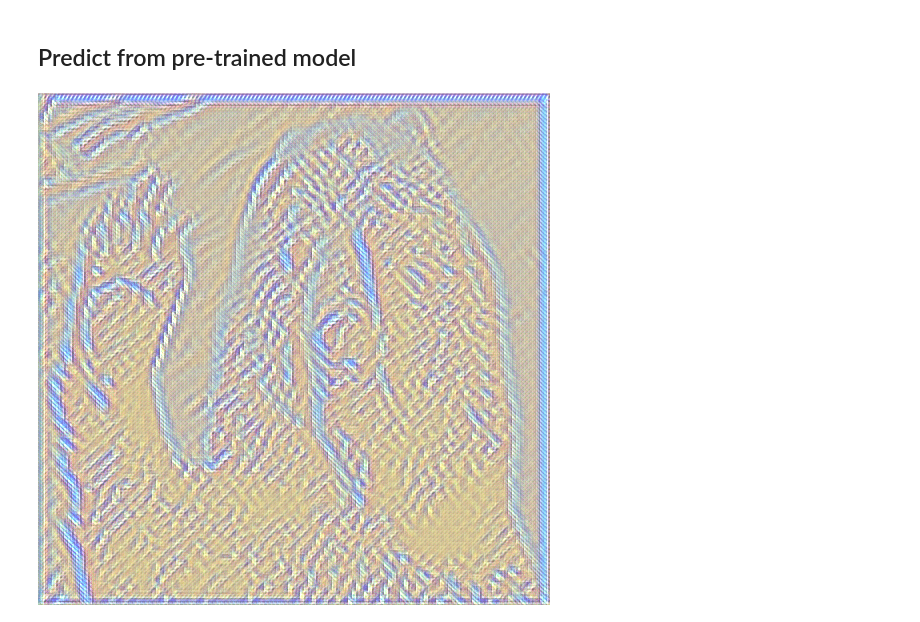
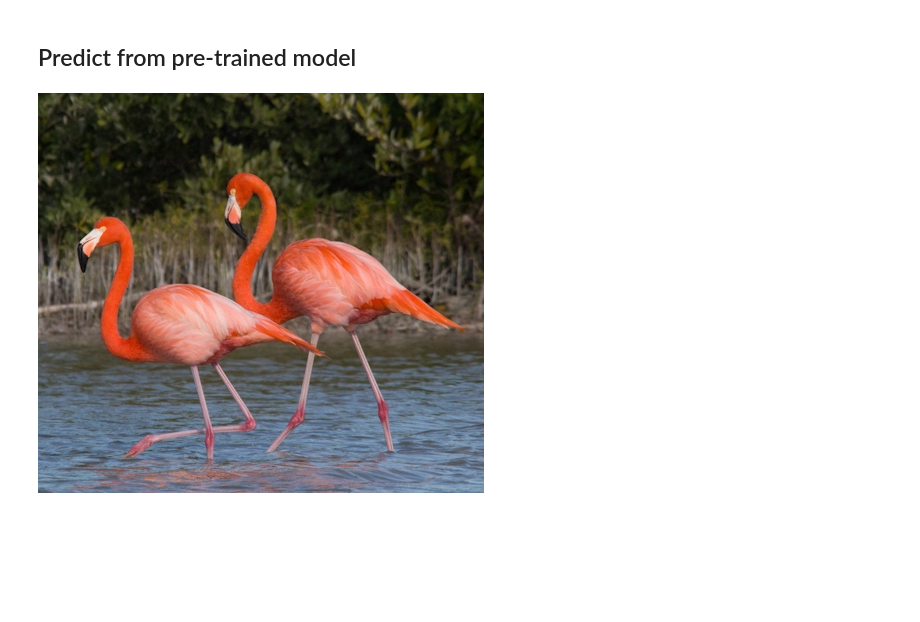
Before and after one commit to Gooogr/Fast_Neural_Style_Transfer, a Jupyter notebook: 5.2) Fast Style Transfer.ipynb, the cells around one changed output. Drawn from its saved outputs; the diff is of its cells as text; code cells hidden in the pictures; blank space fills up the shorter version.

```diff
--- a/5.2) Fast Style Transfer.ipynb
+++ b/5.2) Fast Style Transfer.ipynb
@@ -774,6 +720,0 @@ test_img_path = '/content/drive/My Drive/colab_notebooks/Keras_Fast_Style_Transf
-# %%
-test_pred = loaded_model.predict(preprocess_img(test_img_path, height, width))
-test_res = deprocess_img(test_pred, width, height)
-cv2_imshow(test_res)
-# %% [output]
-[figure, removed]
@@ -779,0 +759,19 @@ cv2_imshow(test_res)
+# %%
+# Test example
+url_img = url_to_image(url = 'http://2.bp.blogspot.com/-blGBMMmaE_4/VdnSROW0krI/AAAAAAAAJcc/0BBC0qRgMHQ/s1600/American%2Bflamingo%2BPhoenicopterus%2Bruber.jpg')
+cv2_imshow(url_img)
+
+# print(url_img.shape)
+# img_height = url_img.shape[1]
+# img_width = url_img.shape[2]
+
+# pad_height = (img_height//8 + 1) * 8 - img_height
+# pad_width = (img_width//8 + 1) * 8 - img_width
+
+# print(pad_height, pad_width)
+# padding = (0, pad_height), (0, pad_width), (0,0)
+# padded_url_img = np.pad(url_img, padding, 'reflect')
+# cv2_imshow(padded_url_img)
+# print(padded_url_img.shape)
+# %% [output]
+[figure, added]
```
Also changed, not shown: parts of 15 cells of this notebook.
